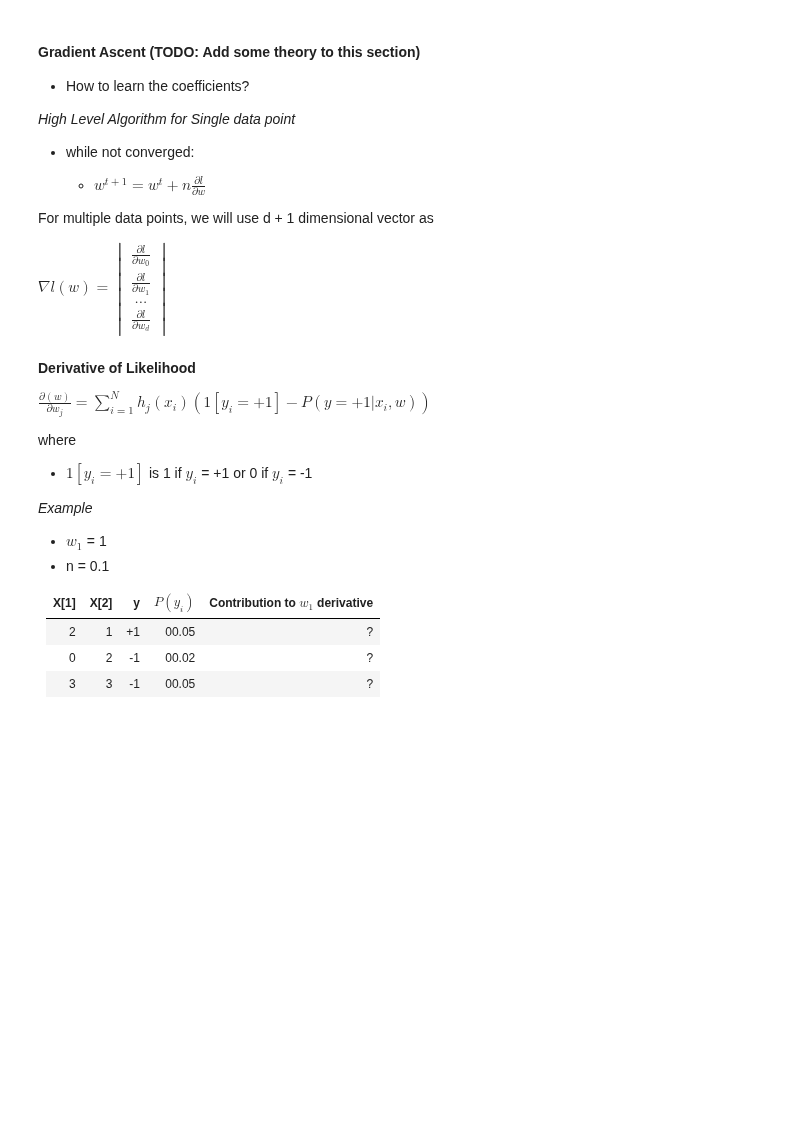
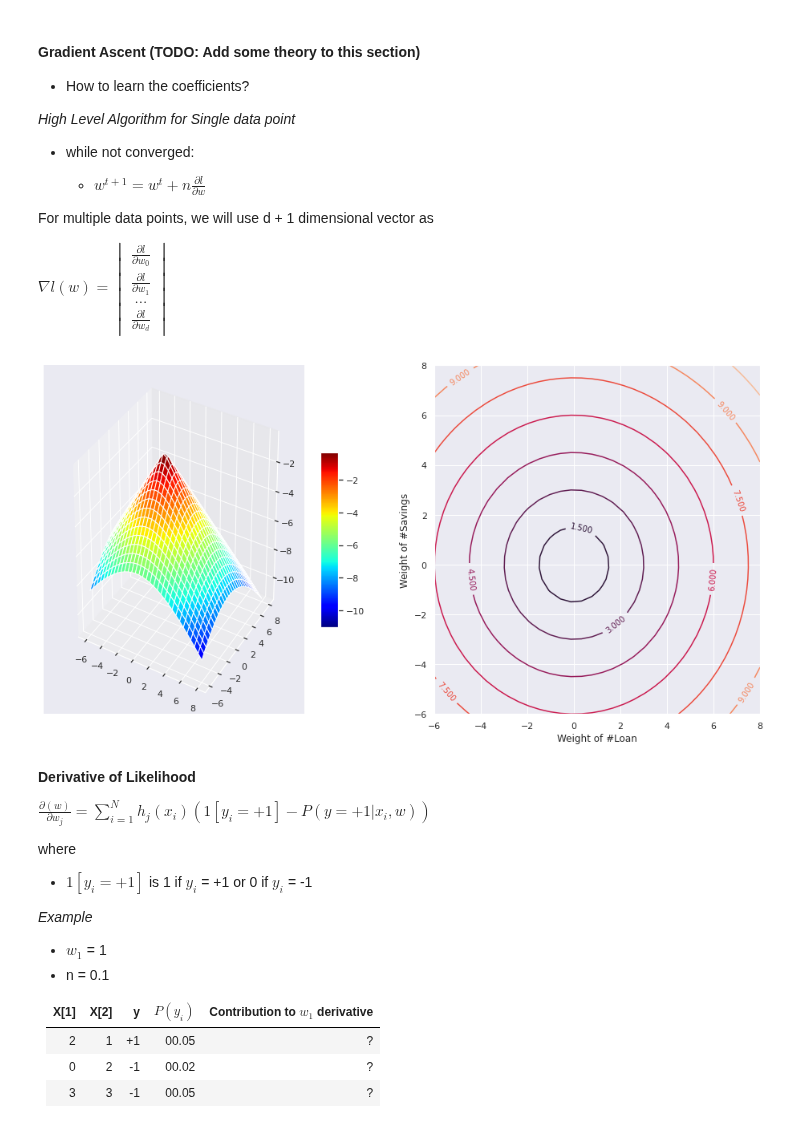
Before and after one commit to pardeep-singh/ml_classroom, a Jupyter notebook: text_classification_using_logistic_regression/consumer_complaints_classification.ipynb, the cells around one changed output. Saved outputs shown, nothing was run; the diff lists cells and outputs as text; code cells hidden in the pictures; blank space fills up the shorter version.

```diff
--- a/text_classification_using_logistic_regression/consumer_complaints_classification.ipynb
+++ b/text_classification_using_logistic_regression/consumer_complaints_classification.ipynb
@@ -134,35 +134,37 @@ For multiple data points, we will use d + 1 dimensional vector as
 
 $ \displaystyle \nabla l (w) = \begin{vmatrix} {\displaystyle \frac{ \partial l}{\partial w_0}} \\ {\displaystyle \frac{ \partial l}{\partial w_1}} \\ ... \\ {\displaystyle \frac{ \partial l}{\partial w_d}} \end{vmatrix}$
 # %%
-# import numpy as np
-# import matplotlib.pyplot as plt
-# %matplotlib inline
-# plt.rcParams["figure.figsize"] = 8, 8
-# from mpl_toolkits.mplot3d import axes3d
+import numpy as np
+import matplotlib.pyplot as plt
+%matplotlib inline
+plt.rcParams["figure.figsize"] = 8, 8
+from mpl_toolkits.mplot3d import axes3d
 
-# x1 = np.linspace(-6, 8, 32)
-# x2 = np.linspace(-6, 8, 32)
+x1 = np.linspace(-6, 8, 32)
+x2 = np.linspace(-6, 8, 32)
 
-# X1, X2 = np.meshgrid(x1, x2)
-# Y = np.sqrt(np.square(X1) + np.square(X2))
+X1, X2 = np.meshgrid(x1, x2)
+Y = np.sqrt(np.square(X1) + np.square(X2))
 
-# #fig = plt.figure(figsize=plt.figaspect(0.5))
-# fig = plt.figure(figsize=plt.figaspect(0.5))
+#fig = plt.figure(figsize=plt.figaspect(0.5))
+fig = plt.figure(figsize=plt.figaspect(0.5))
 
-# # First Plot
-# ax = fig.add_subplot(1, 2, 1, projection='3d')
+# First Plot
+ax = fig.add_subplot(1, 2, 1, projection='3d')
 
-# surf = ax.plot_surface(X1, X2, Y * -1, cmap='jet')
-# fig.colorbar(surf, shrink=0.5, aspect=10)
+surf = ax.plot_surface(X1, X2, Y * -1, cmap='jet')
+fig.colorbar(surf, shrink=0.5, aspect=10)
 
-# # Second Plot
-# ax = fig.add_subplot(1, 2, 2)
+# Second Plot
+ax = fig.add_subplot(1, 2, 2)
 
-# cp = plt.contour(X1, X2, Y)
-# plt.clabel(cp, inline=1, fontsize=10)
-# plt.xlabel('Weight of #Loan')
-# plt.ylabel('Weight of #Savings')
-# plt.show()
+cp = plt.contour(X1, X2, Y)
+plt.clabel(cp, inline=1, fontsize=10)
+plt.xlabel('Weight of #Loan')
+plt.ylabel('Weight of #Savings')
+plt.show()
+# %% [output]
+[figure, added]
 # %% [markdown]
 **Derivative of Likelihood**
 
```
Also changed, not shown: parts of 12 cells of this notebook.
